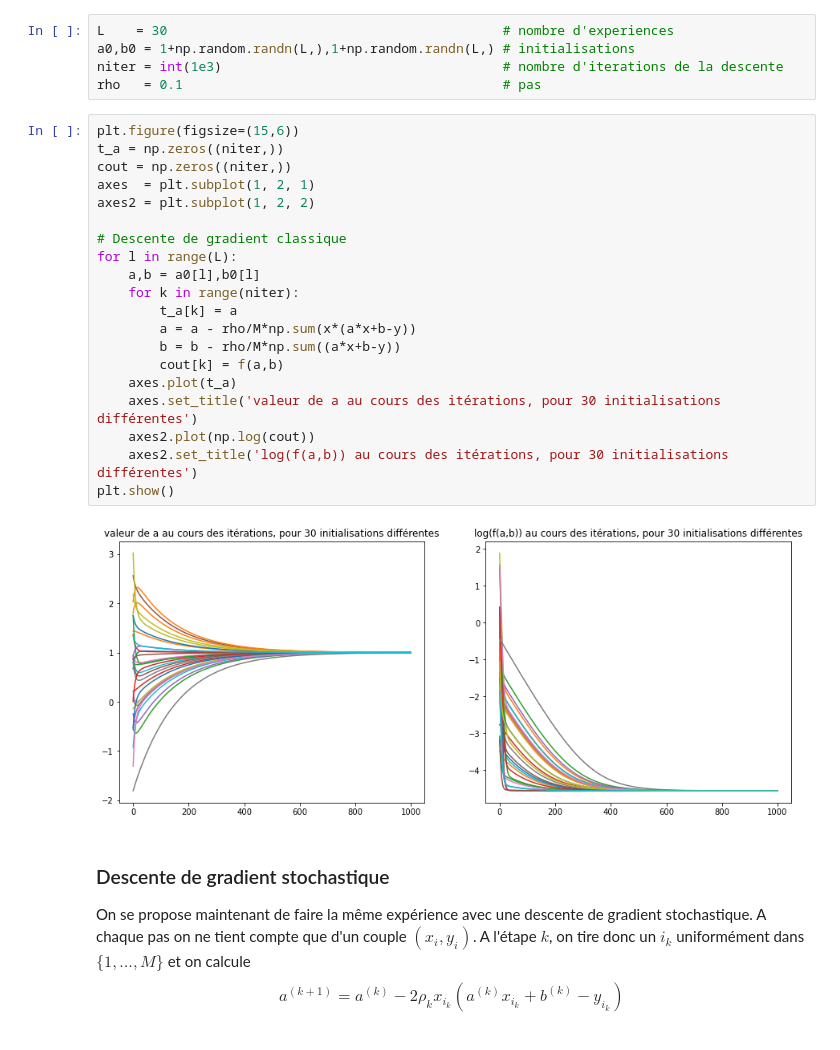
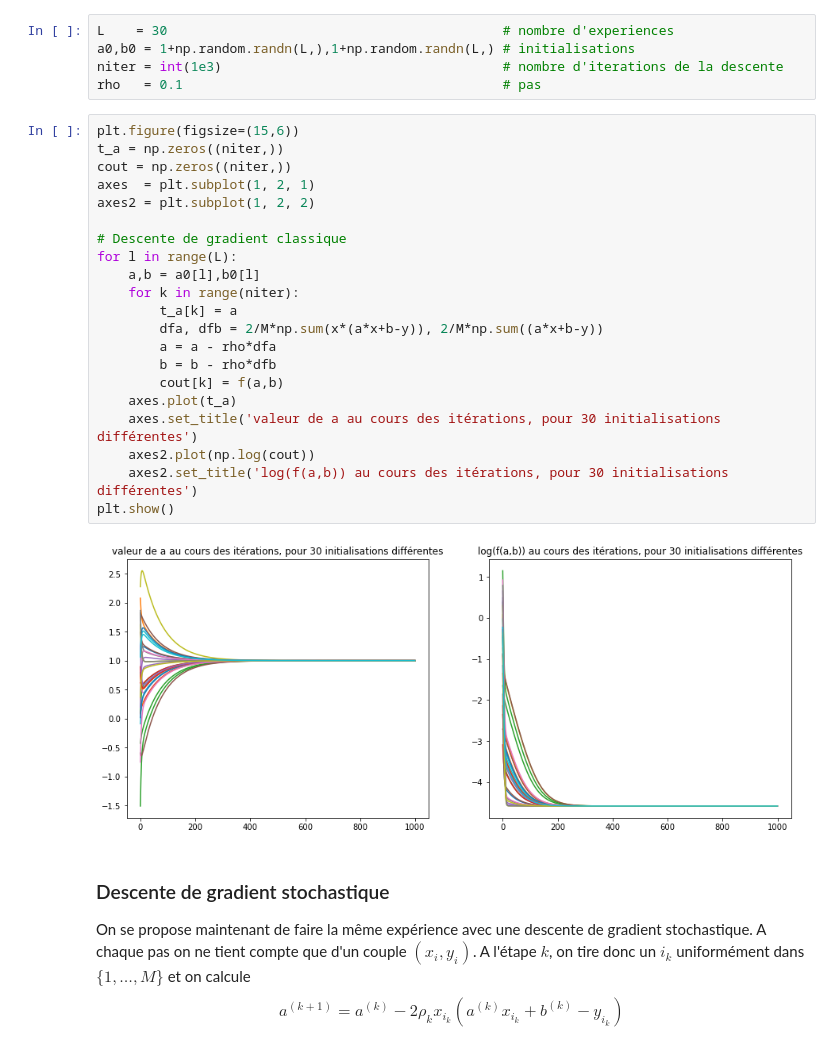
Before and after one commit to joanglaunes/algosto, a Jupyter notebook: python/TP_gradient_stochastique.ipynb, the cells around one changed output. Saved outputs shown, nothing was run; the diff lists cells and outputs as text.

```diff
--- a/python/TP_gradient_stochastique.ipynb
+++ b/python/TP_gradient_stochastique.ipynb
@@ -47,25 +47,26 @@ rho   = 0.1                                         # pas
 # %%
 plt.figure(figsize=(15,6))
 t_a = np.zeros((niter,))
 cout = np.zeros((niter,))
 axes  = plt.subplot(1, 2, 1)
 axes2 = plt.subplot(1, 2, 2)
 
 # Descente de gradient classique
 for l in range(L):
     a,b = a0[l],b0[l]
     for k in range(niter):
         t_a[k] = a
-        a = a - rho/M*np.sum(x*(a*x+b-y))
-        b = b - rho/M*np.sum((a*x+b-y))
+        dfa, dfb = 2/M*np.sum(x*(a*x+b-y)), 2/M*np.sum((a*x+b-y))
+        a = a - rho*dfa
+        b = b - rho*dfb
         cout[k] = f(a,b)
     axes.plot(t_a)
     axes.set_title('valeur de a au cours des itérations, pour 30 initialisations différentes')
     axes2.plot(np.log(cout))
     axes2.set_title('log(f(a,b)) au cours des itérations, pour 30 initialisations différentes')
 plt.show()
 # %% [output]
-[figure, old version]
+[figure, new version]
 # %% [markdown]
 ### Descente de gradient stochastique
 
```
Also changed, not shown: parts of 7 cells of this notebook, 1 other file.
